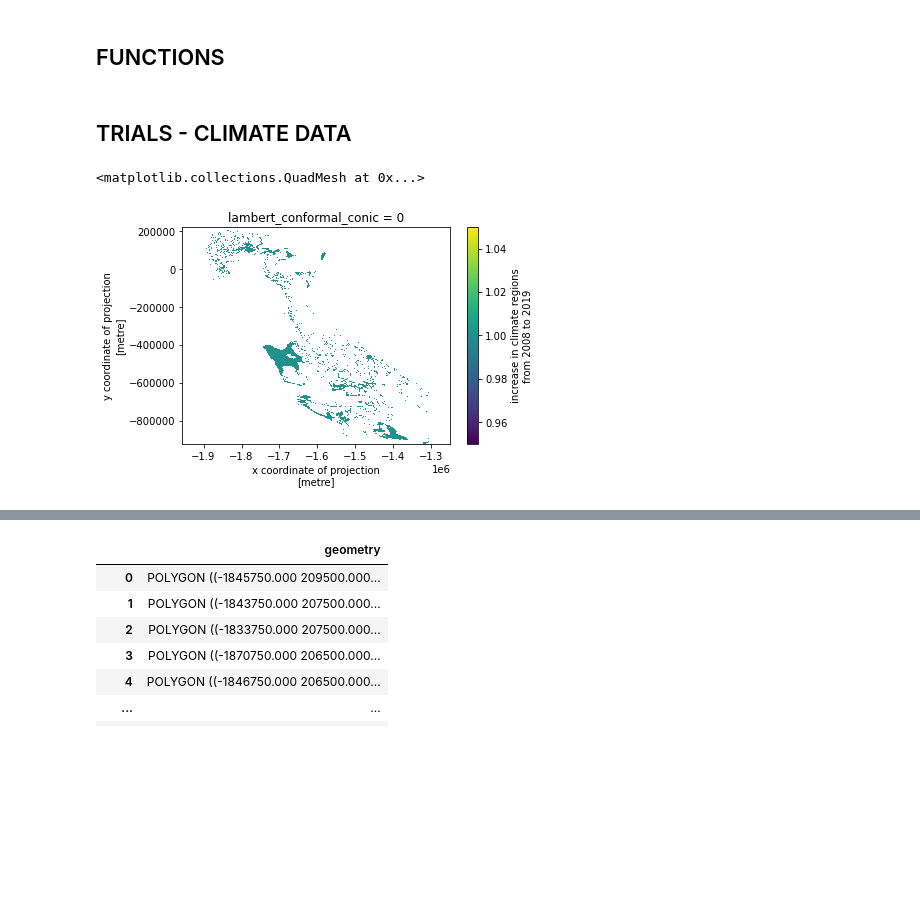
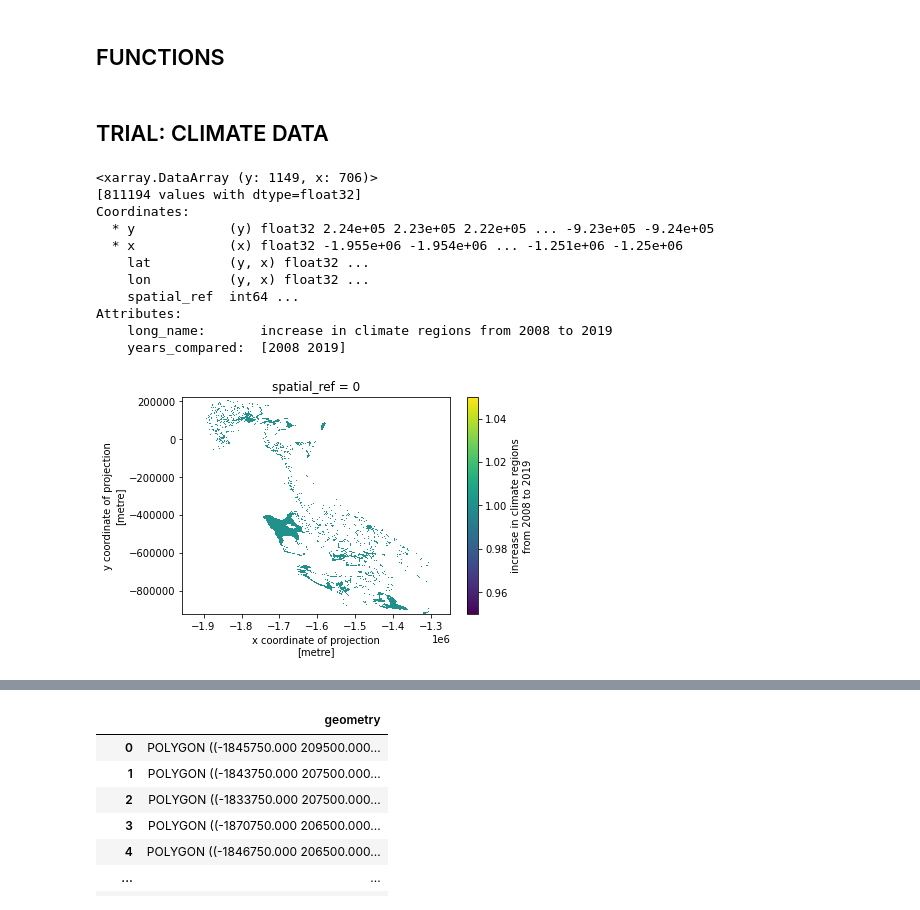
Before and after one commit to carmengg/PlanetComp_climate_layer, a Jupyter notebook: regions_FUNCTIONS.ipynb, the cells around one changed output, grey strips where cells are left out. Drawn from its saved outputs; the diff is of its cells as text; code cells hidden in the pictures; blank space fills up the shorter version.

```diff
--- a/regions_FUNCTIONS.ipynb
+++ b/regions_FUNCTIONS.ipynb
@@ -89,9 +113,21 @@ def export_regions(regions,file_name,parent_dir):
 # %% [markdown]
-## TRIALS - CLIMATE DATA
+## TRIAL: CLIMATE DATA
 # %%
-path = "/home/jovyan/climate_layer/clim_increase2008_2019.nc"
-clim_rgns = xr.open_dataarray(path)
+fp = "/home/jovyan/climate_layer/clim_increase_2008_2019.nc"
+clim_rgns = xr.open_dataarray(fp)
+#clim_rgns = rioxxr.open_rasterio(fp)
 clim_rgns.plot()
+clim_rgns
 # %% [output]
-<matplotlib.collections.QuadMesh at 0x...>
+<xarray.DataArray (y: 1149, x: 706)>
+[811194 values with dtype=float32]
+Coordinates:
+  * y            (y) float32 2.24e+05 2.23e+05 2.22e+05 ... -9.23e+05 -9.24e+05
+  * x            (x) float32 -1.955e+06 -1.954e+06 ... -1.251e+06 -1.25e+06
+    lat          (y, x) float32 ...
+    lon          (y, x) float32 ...
+    spatial_ref  int64 ...
+Attributes:
+    long_name:       increase in climate regions from 2008 to 2019
+    years_compared:  [2008 2019]
-[figure, old version]
+[figure, new version]
```
Also changed, not shown: parts of 22 cells of this notebook, 1 other file.
